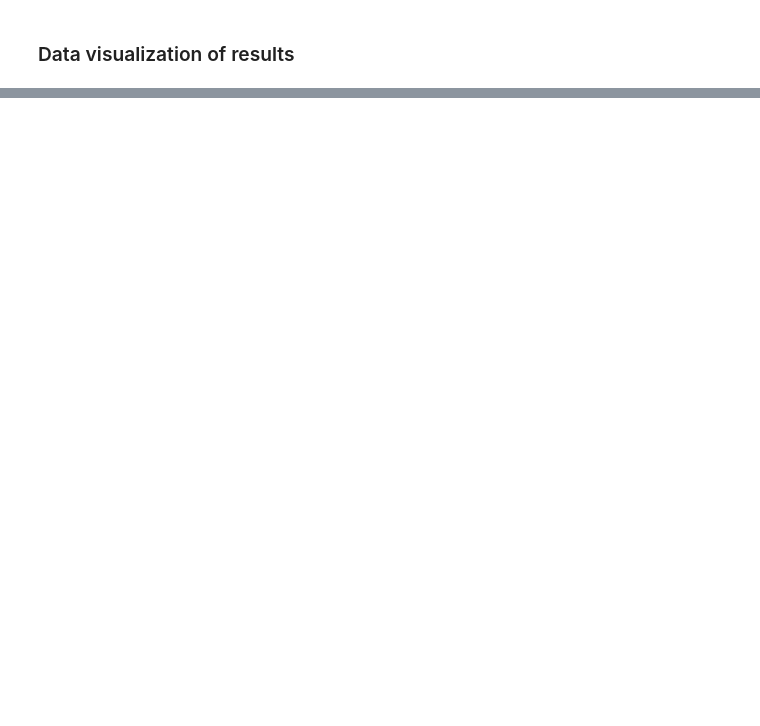
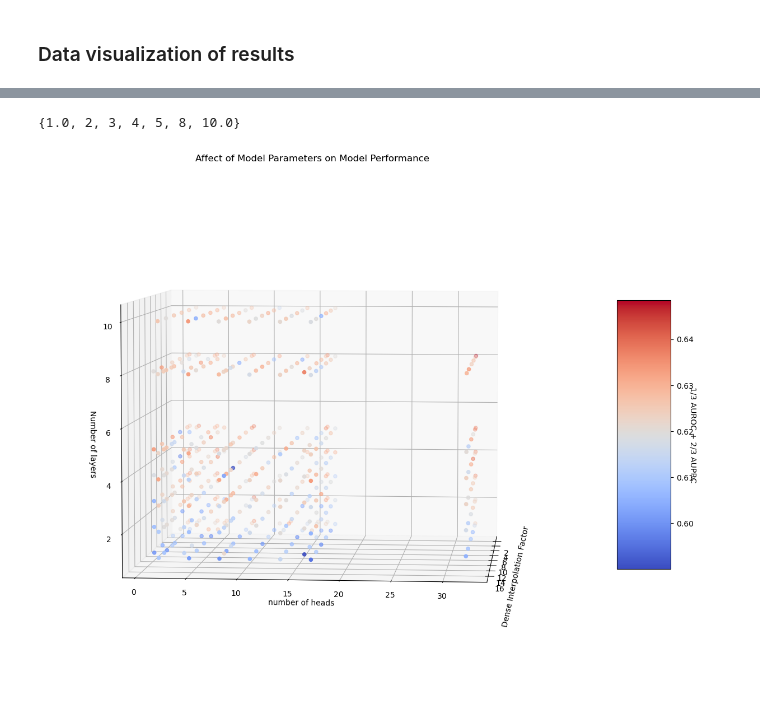
Before and after one commit to SamuelDoud/SAnD, a Jupyter notebook: mortality_training_notebook.ipynb, the cells around one changed output, grey strips where cells are left out. Drawn from its saved outputs; the diff is of its cells as text; code cells hidden in the pictures; blank space fills up the shorter version.

```diff
--- a/mortality_training_notebook.ipynb
+++ b/mortality_training_notebook.ipynb
@@ -436,13 +497,13 @@ scores = {}
 experiment = get_experiment()
 
 ranges = [
-    np.round(np.concatenate((np.arange(1,5), np.linspace(5, 10, 3)),axis=0)),
-    np.round(np.linspace(2, 17, 7)),
-    np.round(np.linspace(2, 17, 7))
+    np.rint(np.concatenate((np.arange(1,5), np.linspace(5, 8, 2)),axis=0)).astype(int),
+    np.rint(np.concatenate((np.array([1]), np.linspace(2, 15, 5)), axis=0)).astype(int),
+    np.array(np.power(2, np.arange(0, 6))).astype(int),
 ]
 
 for parameters in list(itertools.product(*ranges)):
-    num_layers, factors, heads = parameters
+    num_layers, factor, n_heads = parameters
     clf = NeuralNetworkClassifier(
         SAnD(feature_count, seq_len, n_heads, factor, num_class, num_layers, dropout_rate=dropout),
         nn.CrossEntropyLoss(weight=torch.tensor(get_weights(train_raw[1], level=max_level), dtype=torch.float32).to(device=device)),
@@ -462,9 +523,8 @@ for parameters in list(itertools.product(*ranges)):
         verbose=False,
         level=iteration
     )
-    print(scores[dropout])
+    print(f"{num_layers=} {factor=} {n_heads=} => {scores[parameters]}")
 
     #clf.evaluate(test_loader)
 
 experiment.end()
-clf.save_to_file("train/", "model-param-optim.pth")
@@ -473,7 +563,7 @@ clf.save_to_file("train/", "model-param-optim.pth")
 # %%
 best_scores = {parameters: score for parameters, score in sorted(scores.items(), key=lambda item: item[1], reverse=True)}
 best_param = next(iter(best_scores))
-num_layers, factors, heads = best_param
+best_num_layers, best_factor, best_n_heads = best_param
 best_score = best_scores[best_param]
 
-print(f"{num_layers} {factors} {heads} is the best combination leading to a combined AUROC and AUPRC score of {best_score}")
+print(f"{best_num_layers=} {best_factor=} {best_n_heads=} is the best combination leading to a combined AUROC and AUPRC score of {best_score}")
@@ -509,0 +572,38 @@ NameError: name 'best_scores' is not defined
+# %%
+from matplotlib import colors
+import matplotlib.cm as cm
+from mpl_toolkits.mplot3d import Axes3D
+
+%matplotlib inline
+
+fig = plt.figure()
+ax = fig.add_axes([0, 0, 2, 2], projection="3d")
+
+mixed, auprc, auroc = zip(*scores.values())
+
+x, _, _ = list(zip(*scores.keys()))
+lines = {}
+for point, score in scores.items():
+    layer, factor, head = point
+    if layer not in lines:
+        lines[layer] = []
+    lines[layer].append((factor, head, score[0]))
+print(set(x))
+
+scatter = {}
+for layer, data in lines.items():
+    factors, heads, new_scores = zip(*data)
+    scatter = ax.scatter(factors, heads, zs=layer, c=new_scores, cmap=cm.coolwarm, vmin=min(mixed), vmax=max(mixed))
+cbar = fig.colorbar(scatter, shrink=0.5, aspect=5)
+cbar.set_label('1/3 AUROC + 2/3 AUPRC', rotation=270)
+
+
+ax.set_title("Affect of Model Parameters on Model Performance")
+ax.set_zlabel('Number of layers')
+ax.set_xlabel('Dense Interpolation Factor')
+ax.set_ylabel('number of heads')
+
+ax.view_init(5, 5)
+# %% [output]
+{1.0, 2, 3, 4, 5, 8, 10.0}
+[figure, added]
```
Also changed, not shown: parts of 15 cells of this notebook, 11 other files.
